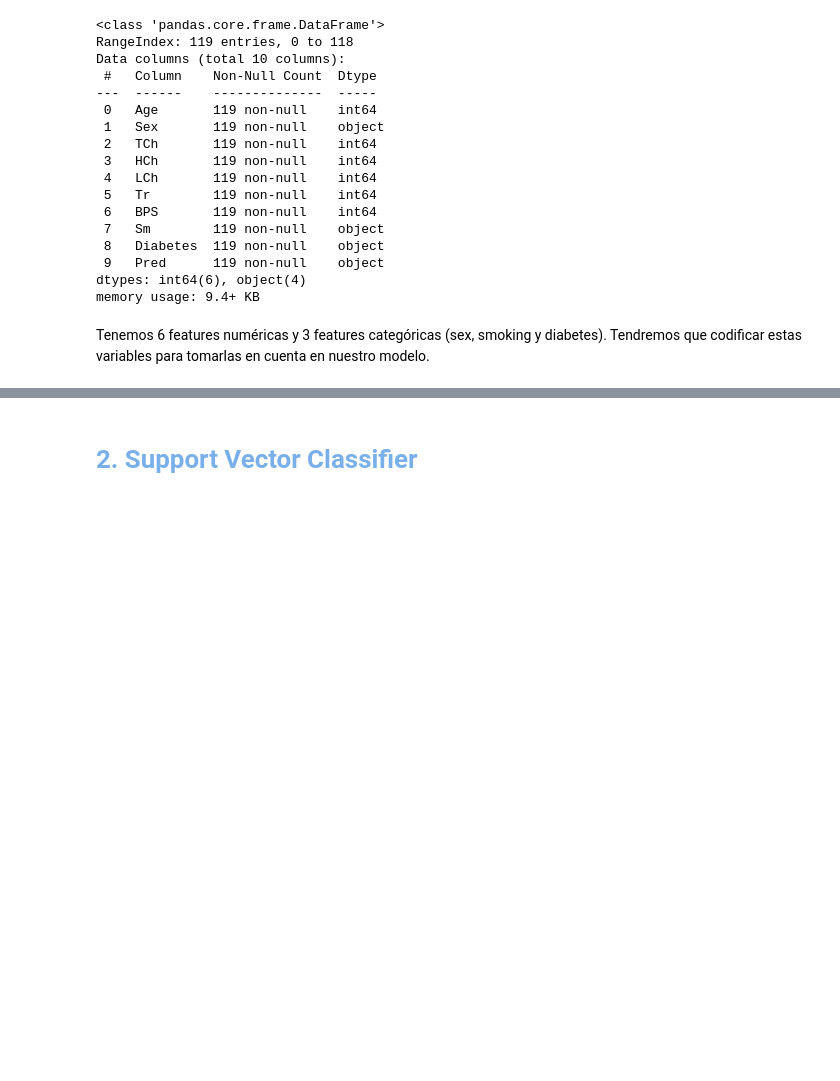
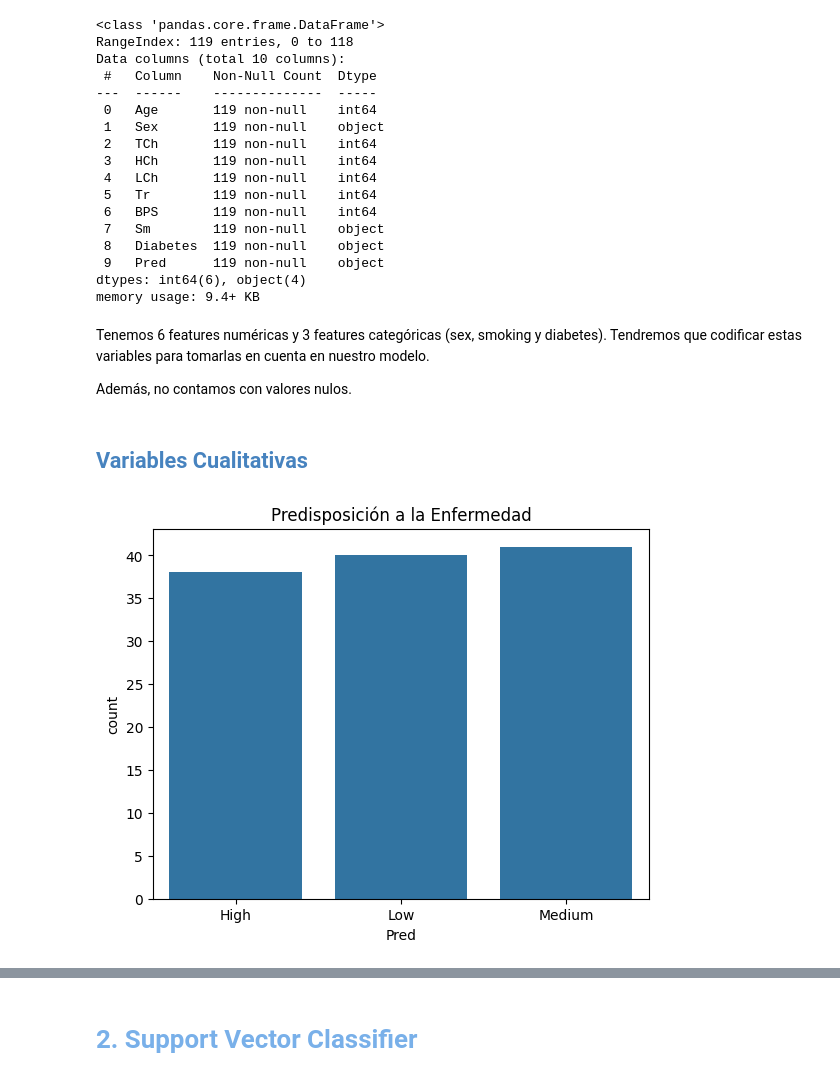
Before and after one commit to ch0fas/3erExamenEO, a Jupyter notebook: Examen3SVC.ipynb, the cells around one changed output, grey strips where cells are left out. Cells and saved outputs as stored; diff of their text form; code cells hidden in the pictures; blank space fills up the shorter version.

```diff
--- a/Examen3SVC.ipynb
+++ b/Examen3SVC.ipynb
@@ -72,3 +75,13 @@ dtypes: int64(6), object(4)
 memory usage: 9.4+ KB
 # %% [markdown]
 Tenemos 6 features numéricas y 3 features categóricas (sex, smoking y diabetes). Tendremos que codificar estas variables para tomarlas en cuenta en nuestro modelo.
+
+Además, no contamos con valores nulos.
+# %% [markdown]
+## <font color= #4783bf> Variables Cualitativas </font>
+# %%
+sns.countplot(x='Pred', data=df)
+plt.title('Predisposición a la Enfermedad')
+plt.show()
+# %% [output]
+[figure, added]
```
Also changed, not shown: parts of 22 cells of this notebook.
